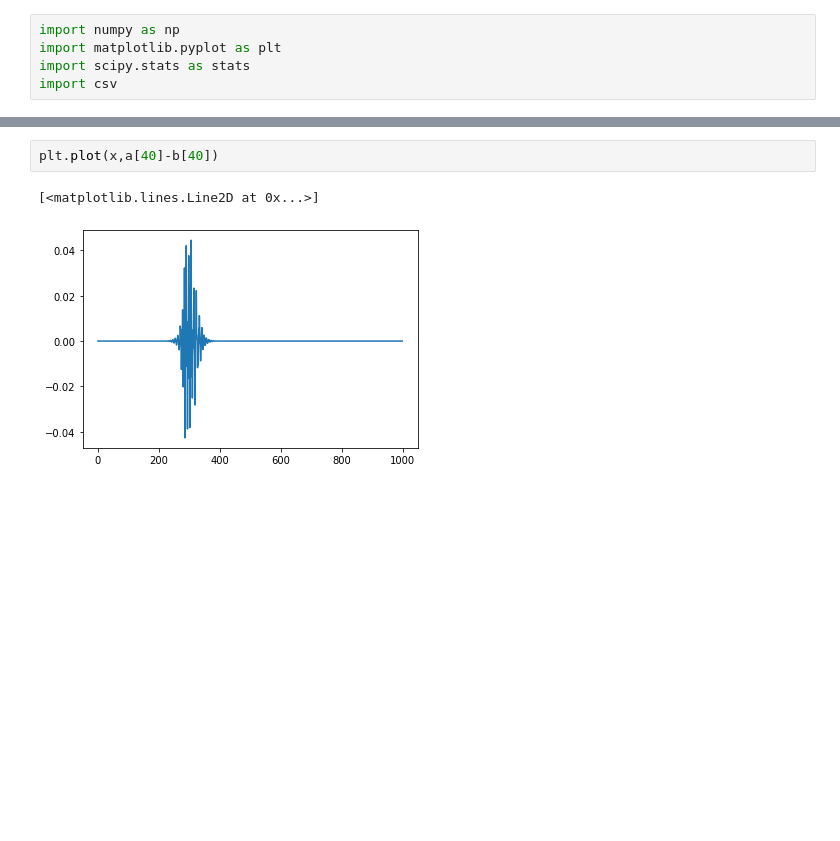
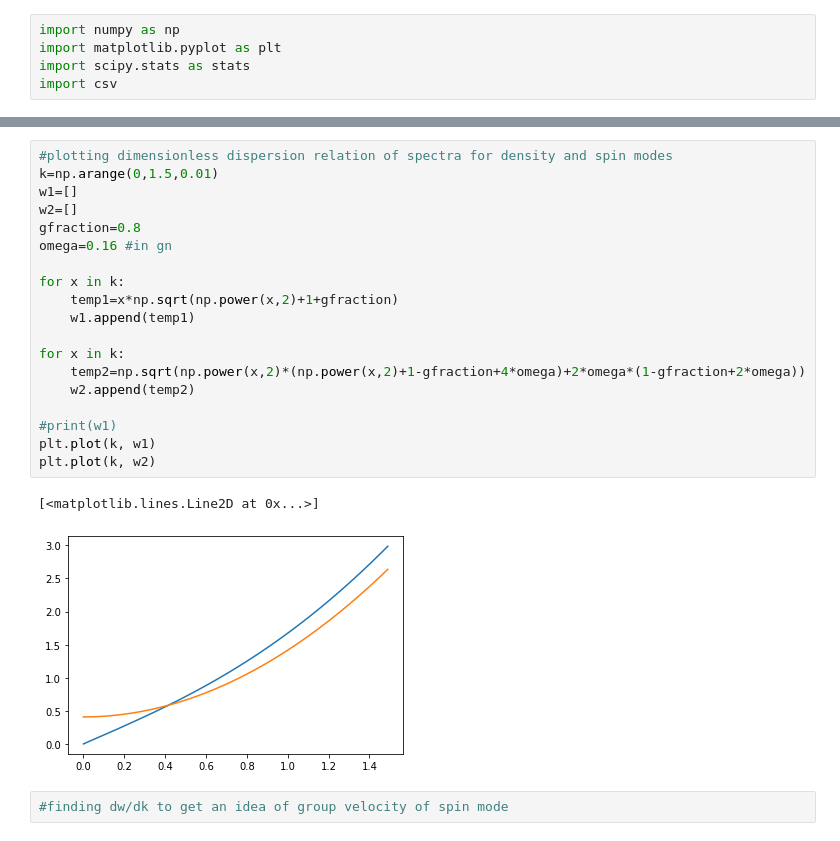
Before and after one commit to ebbeborg/GPsolver, a Jupyter notebook: results/results.ipynb, the cells around one changed output, grey strips where cells are left out. Drawn from its saved outputs; the diff is of its cells as text; blank space fills up the shorter version.

```diff
--- a/results/results.ipynb
+++ b/results/results.ipynb
@@ -27,5 +37,24 @@ plt.plot(x,a[0]-b[0])
-# %%
-plt.plot(x,a[40]-b[40])
-# %% [output]
-[<matplotlib.lines.Line2D at 0x...>]
-[figure, removed]
+# %%
+#plotting dimensionless dispersion relation of spectra for density and spin modes
+k=np.arange(0,1.5,0.01)
+w1=[]
+w2=[]
+gfraction=0.8
+omega=0.16 #in gn
+
+for x in k:
+    temp1=x*np.sqrt(np.power(x,2)+1+gfraction)
+    w1.append(temp1)
+
+for x in k:
+    temp2=np.sqrt(np.power(x,2)*(np.power(x,2)+1-gfraction+4*omega)+2*omega*(1-gfraction+2*omega))
+    w2.append(temp2)
+
+#print(w1)
+plt.plot(k, w1)
+plt.plot(k, w2)
+# %% [output]
+[<matplotlib.lines.Line2D at 0x...>]
+[figure, added]
+# %%
+#finding dw/dk to get an idea of group velocity of spin mode
```
Also changed, not shown: parts of 1 cell of this notebook, 5 other files.
